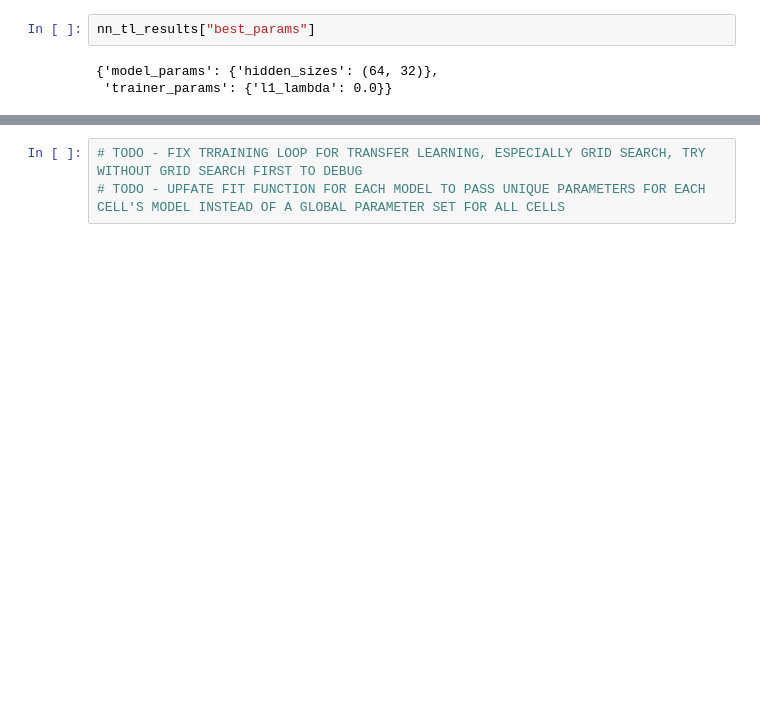
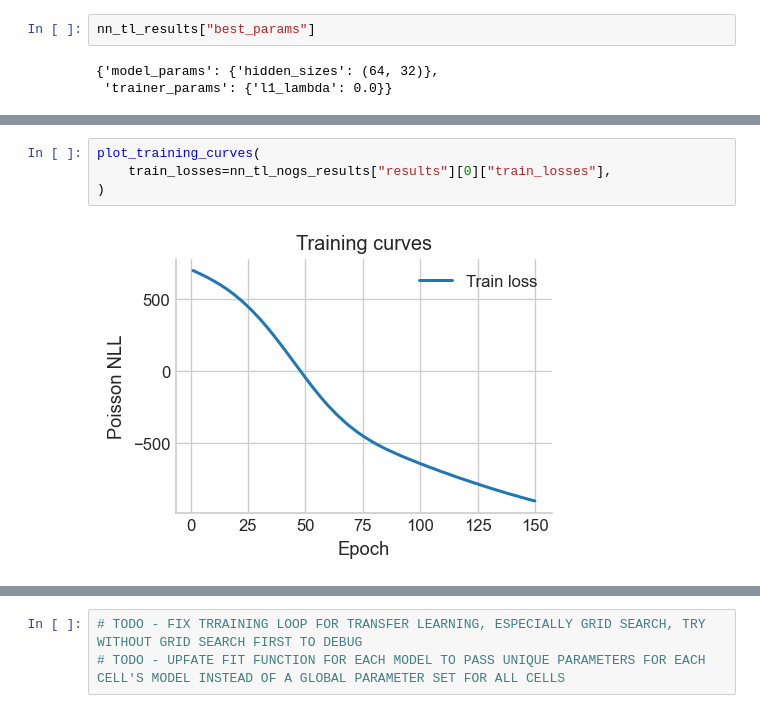
Before and after one commit to shtem/BIOL61230_poisson_neural_net, a Jupyter notebook: notebooks/neural_network.ipynb, the cells around one changed output, grey strips where cells are left out. Drawn from its saved outputs; the diff is of its cells as text; blank space fills up the shorter version.

```diff
--- a/notebooks/neural_network.ipynb
+++ b/notebooks/neural_network.ipynb
@@ -296,0 +320,6 @@ nn_tl_nogs_results = fit_poisson_nn_transfer_learning(
+# %%
+plot_training_curves(
+    train_losses=nn_tl_nogs_results["results"][0]["train_losses"],
+)
+# %% [output]
+[figure, added]
```
Also changed, not shown: parts of 13 cells of this notebook, 2 other files.
